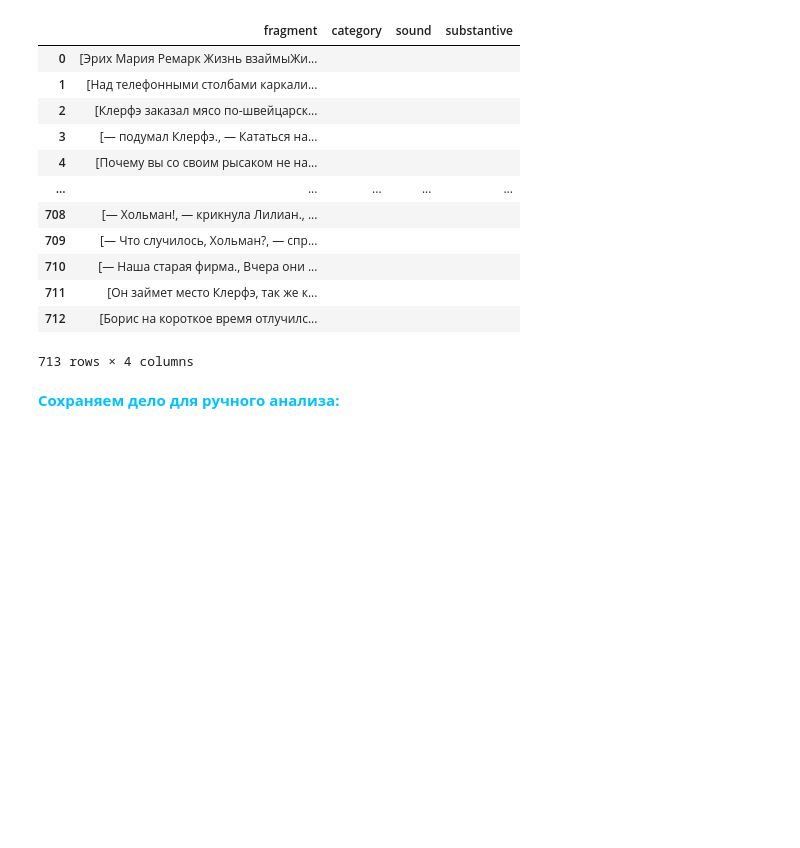
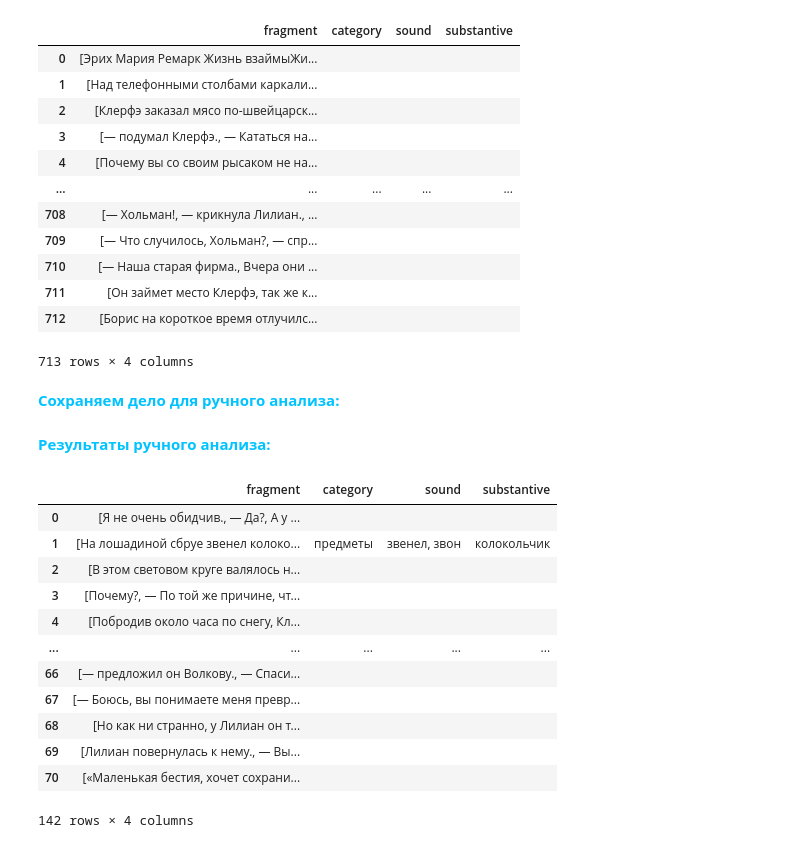
Before and after one commit to xndrf/eksmo, a Jupyter notebook: f_model.ipynb, the cells around one changed output. Drawn from its saved outputs; the diff is of its cells as text; code cells hidden in the pictures; blank space fills up the shorter version.

```diff
--- a/f_model.ipynb
+++ b/f_model.ipynb
@@ -115,3 +115,24 @@ alexander.to_json(
               indent=4,                   # добавляет отступы для читаемости
               force_ascii=False           # корректно сохраняет кириллицу
               )
+# %% [markdown]
+<span style="color:#00c3ff">**Результаты ручного анализа:**</span>
+# %%
+df_1 = pd.read_json('json/alexander_1.json', encoding='utf-8-sig')
+df_2 = pd.read_json('json/roman_1.json', encoding='utf-8-sig')
+df_3 = pd.concat([df_1,df_2], axis=0)
+df_3
+# %% [output]
+|  | fragment | category | sound | substantive |
+| 0 | [Я не очень обидчив., — Да?, А у ... |  |  |  |
+| 1 | [На лошадиной сбруе звенел колоко... | предметы | звенел, звон | колокольчик |
+| 2 | [В этом световом круге валялось н... |  |  |  |
+| 3 | [Почему?, — По той же причине, чт... |  |  |  |
+| 4 | [Побродив около часа по снегу, Кл... |  |  |  |
+| ... | ... | ... | ... | ... |
+| 66 | [— предложил он Волкову., — Спаси... |  |  |  |
+| 67 | [— Боюсь, вы понимаете меня превр... |  |  |  |
+| 68 | [Но как ни странно, у Лилиан он т... |  |  |  |
+| 69 | [Лилиан повернулась к нему., — Вы... |  |  |  |
+| 70 | [«Маленькая бестия, хочет сохрани... |  |  |  |
+142 rows × 4 columns
```
